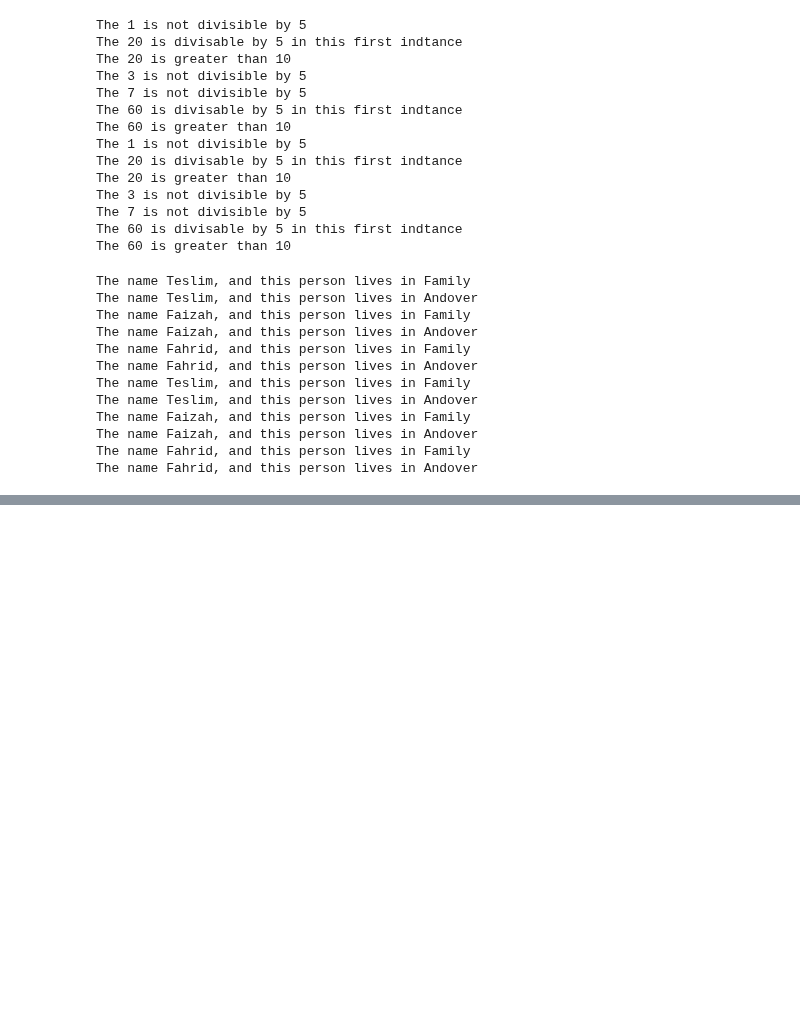
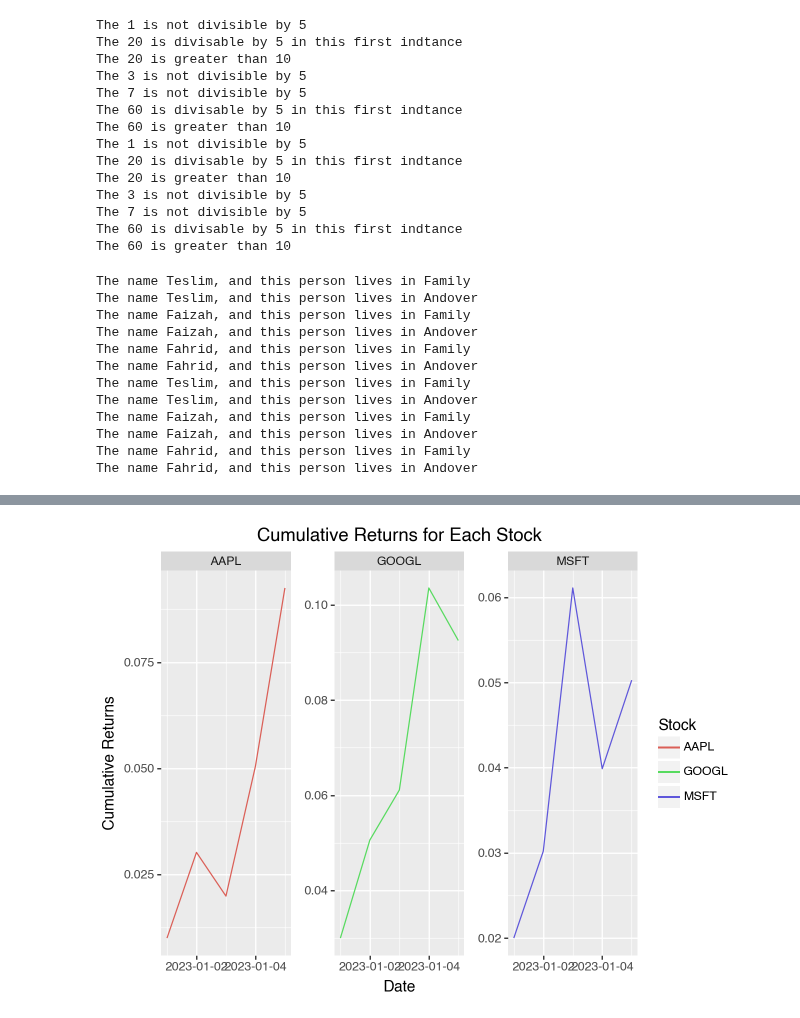
Before and after one commit to TeslimAdeyanju/studynote1-Python-for-Finance-Data-Science-My-Learning-Journey, a Jupyter notebook: python-practice-file/python-practice.ipynb, the cells around one changed output, grey strips where cells are left out. Cells and saved outputs as stored; diff of their text form; code cells hidden in the pictures; blank space fills up the shorter version.

```diff
--- a/python-practice-file/python-practice.ipynb
+++ b/python-practice-file/python-practice.ipynb
@@ -1093,0 +1138,37 @@ The name Fahrid, and this person lives in Andover
+# %%
+import pandas as pd
+from plotnine import ggplot, aes, geom_line, labs, facet_wrap
+
+# Example returns data
+aapl_returns = pd.Series([0.01, 0.02, -0.01, 0.03, 0.04], name='AAPL')
+msft_returns = pd.Series([0.02, 0.01, 0.03, -0.02, 0.01], name='MSFT')
+googl_returns = pd.Series([0.03, 0.02, 0.01, 0.04, -0.01], name='GOOGL')
+
+# Calculate cumulative returns
+aapl_cum_returns = (1 + aapl_returns).cumprod() - 1
+msft_cum_returns = (1 + msft_returns).cumprod() - 1
+googl_cum_returns = (1 + googl_returns).cumprod() - 1
+
+# Create a DataFrame with cumulative returns
+cum_returns_df = pd.DataFrame({
+    'Date': pd.date_range(start='2023-01-01', periods=len(aapl_returns)),
+    'AAPL': aapl_cum_returns,
+    'MSFT': msft_cum_returns,
+    'GOOGL': googl_cum_returns
+})
+
+# Melt the DataFrame for plotting
+cum_returns_melted = cum_returns_df.melt(id_vars='Date', var_name='Stock', value_name='Cumulative Returns')
+
+# Create the plot
+plot = (
+    ggplot(cum_returns_melted, aes(x='Date', y='Cumulative Returns', color='Stock')) +
+    geom_line() +
+    labs(title='Cumulative Returns for Each Stock', x='Date', y='Cumulative Returns') +
+    facet_wrap('~Stock', scales='free_y')
+)
+
+# Show the plot
+plot
+# %% [output]
+[figure, added]
```
Also changed, not shown: parts of 24 cells of this notebook.
